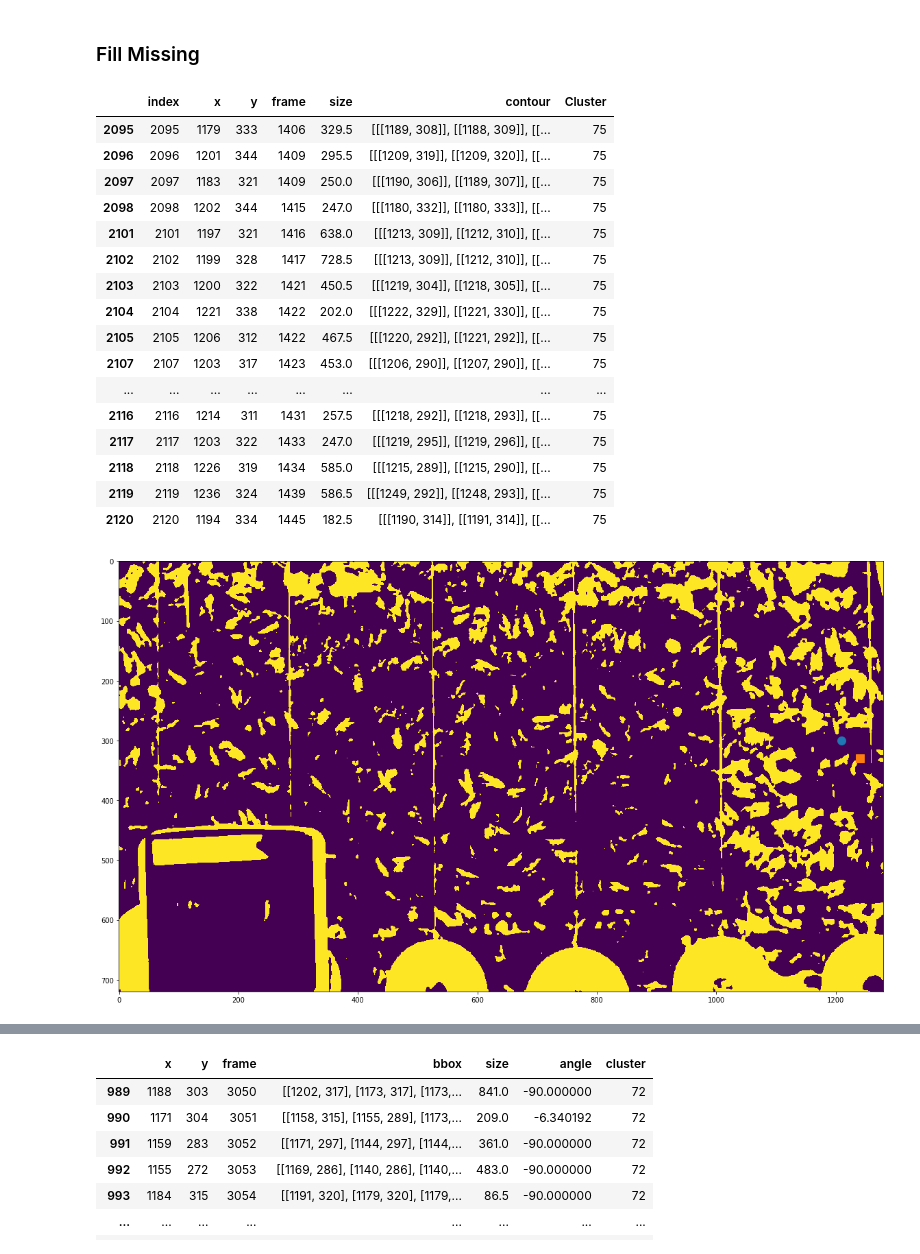
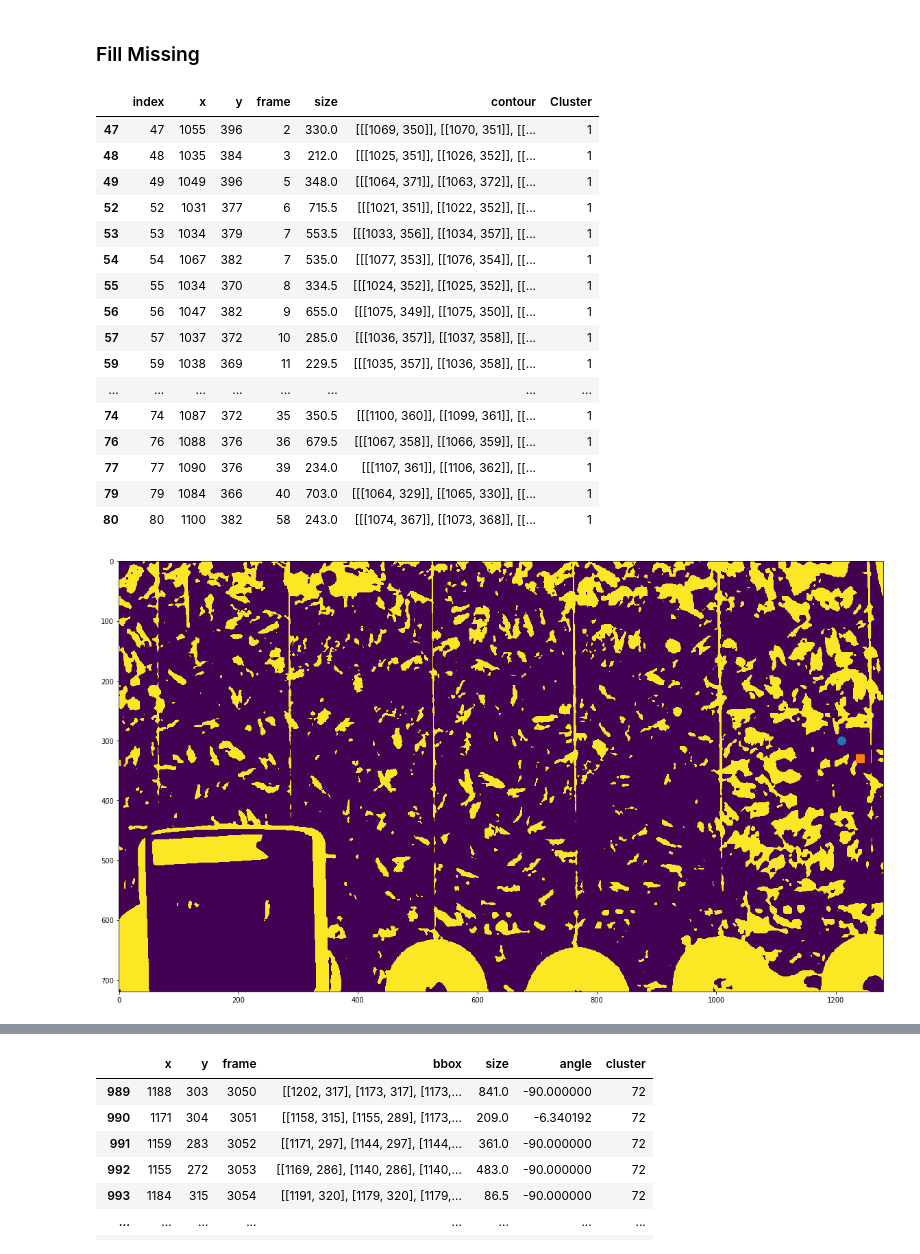
Before and after one commit to Jreece18/WaggleDanceTracker, a Jupyter notebook: TidyDataset.ipynb, the cells around one changed output, grey strips where cells are left out. Cells and saved outputs as stored; diff of their text form; code cells hidden in the pictures.

```diff
--- a/TidyDataset.ipynb
+++ b/TidyDataset.ipynb
@@ -268,38 +268,39 @@ def moveDirection(prev_bbox, bbox):
 # %%
 final_df = pd.DataFrame(columns=['x', 'y', 'frame', 'bbox', 'size', 'angle', 'cluster']) # maybe add direction change?
 # %%
-clust = df[df['Cluster']==75] # 1, 6, 35, 72 (didn't work, also not a waggle)
+clust = df[df['Cluster']==1] # 1, 6, 35, 72 (didn't work, also not a waggle), 75, 222, 245 (also not a waggle)
+# 6 doesn't work. Loses it when it crosses the white lime
 clust
 cap = cv2.VideoCapture('../Bees10.mov')
 cap.set(1, 233)
 _, frame = cap.read()
 gray = cv2.cvtColor(frame, cv2.COLOR_BGR2GRAY)
 gray = cv2.GaussianBlur(gray, (15,15), 1)
 thresh = cv2.threshold(gray, 120, 220, cv2.THRESH_BINARY)[1]
 
 plt.figure(figsize=(20,20))
 plt.imshow(thresh)
 plt.plot(1225-15, 315-15, marker='o', markersize=12)
 plt.plot(1225+15, 315+15, marker='s', markersize=12)
 clust
 # %% [output]
 |  | index | x | y | frame | size | contour | Cluster |
-| 2095 | 2095 | 1179 | 333 | 1406 | 329.5 | [[[1189, 308]], [[1188, 309]], [[... | 75 |
-| 2096 | 2096 | 1201 | 344 | 1409 | 295.5 | [[[1209, 319]], [[1209, 320]], [[... | 75 |
-| 2097 | 2097 | 1183 | 321 | 1409 | 250.0 | [[[1190, 306]], [[1189, 307]], [[... | 75 |
-| 2098 | 2098 | 1202 | 344 | 1415 | 247.0 | [[[1180, 332]], [[1180, 333]], [[... | 75 |
-| 2101 | 2101 | 1197 | 321 | 1416 | 638.0 | [[[1213, 309]], [[1212, 310]], [[... | 75 |
-| 2102 | 2102 | 1199 | 328 | 1417 | 728.5 | [[[1213, 309]], [[1212, 310]], [[... | 75 |
-| 2103 | 2103 | 1200 | 322 | 1421 | 450.5 | [[[1219, 304]], [[1218, 305]], [[... | 75 |
-| 2104 | 2104 | 1221 | 338 | 1422 | 202.0 | [[[1222, 329]], [[1221, 330]], [[... | 75 |
-| 2105 | 2105 | 1206 | 312 | 1422 | 467.5 | [[[1220, 292]], [[1221, 292]], [[... | 75 |
-| 2107 | 2107 | 1203 | 317 | 1423 | 453.0 | [[[1206, 290]], [[1207, 290]], [[... | 75 |
+| 47 | 47 | 1055 | 396 | 2 | 330.0 | [[[1069, 350]], [[1070, 351]], [[... | 1 |
+| 48 | 48 | 1035 | 384 | 3 | 212.0 | [[[1025, 351]], [[1026, 352]], [[... | 1 |
+| 49 | 49 | 1049 | 396 | 5 | 348.0 | [[[1064, 371]], [[1063, 372]], [[... | 1 |
+| 52 | 52 | 1031 | 377 | 6 | 715.5 | [[[1021, 351]], [[1022, 352]], [[... | 1 |
+| 53 | 53 | 1034 | 379 | 7 | 553.5 | [[[1033, 356]], [[1034, 357]], [[... | 1 |
+| 54 | 54 | 1067 | 382 | 7 | 535.0 | [[[1077, 353]], [[1076, 354]], [[... | 1 |
+| 55 | 55 | 1034 | 370 | 8 | 334.5 | [[[1024, 352]], [[1025, 352]], [[... | 1 |
+| 56 | 56 | 1047 | 382 | 9 | 655.0 | [[[1075, 349]], [[1075, 350]], [[... | 1 |
+| 57 | 57 | 1037 | 372 | 10 | 285.0 | [[[1036, 357]], [[1037, 358]], [[... | 1 |
+| 59 | 59 | 1038 | 369 | 11 | 229.5 | [[[1035, 357]], [[1036, 358]], [[... | 1 |
 | ... | ... | ... | ... | ... | ... | ... | ... |
-| 2116 | 2116 | 1214 | 311 | 1431 | 257.5 | [[[1218, 292]], [[1218, 293]], [[... | 75 |
-| 2117 | 2117 | 1203 | 322 | 1433 | 247.0 | [[[1219, 295]], [[1219, 296]], [[... | 75 |
-| 2118 | 2118 | 1226 | 319 | 1434 | 585.0 | [[[1215, 289]], [[1215, 290]], [[... | 75 |
-| 2119 | 2119 | 1236 | 324 | 1439 | 586.5 | [[[1249, 292]], [[1248, 293]], [[... | 75 |
-| 2120 | 2120 | 1194 | 334 | 1445 | 182.5 | [[[1190, 314]], [[1191, 314]], [[... | 75 |
+| 74 | 74 | 1087 | 372 | 35 | 350.5 | [[[1100, 360]], [[1099, 361]], [[... | 1 |
+| 76 | 76 | 1088 | 376 | 36 | 679.5 | [[[1067, 358]], [[1066, 359]], [[... | 1 |
+| 77 | 77 | 1090 | 376 | 39 | 234.0 | [[[1107, 361]], [[1106, 362]], [[... | 1 |
+| 79 | 79 | 1084 | 366 | 40 | 703.0 | [[[1064, 329]], [[1065, 330]], [[... | 1 |
+| 80 | 80 | 1100 | 382 | 58 | 243.0 | [[[1074, 367]], [[1073, 368]], [[... | 1 |
 [figure]
 # %%
 start = clust.iloc[0, :]['frame']
```
Also changed, not shown: parts of 13 cells of this notebook.
